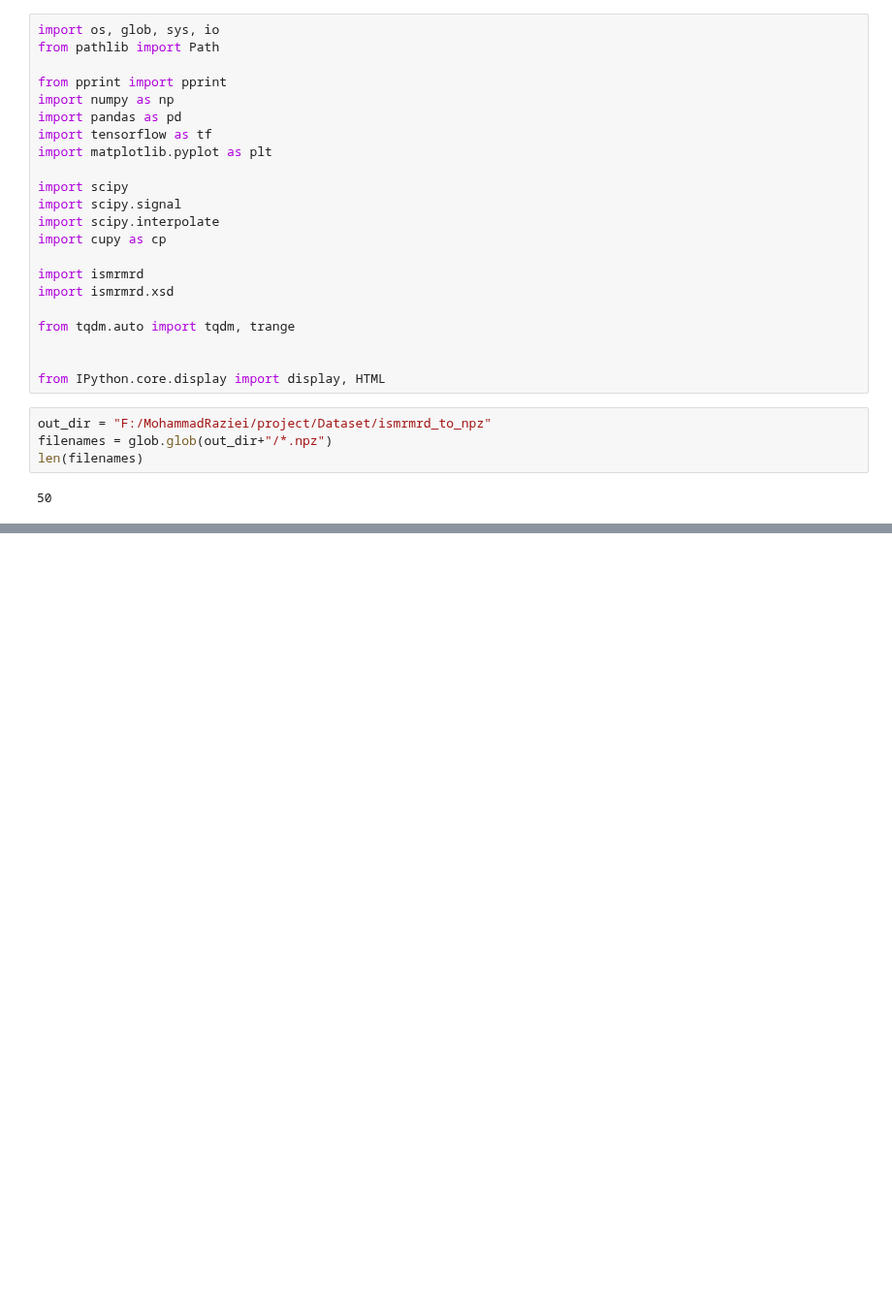
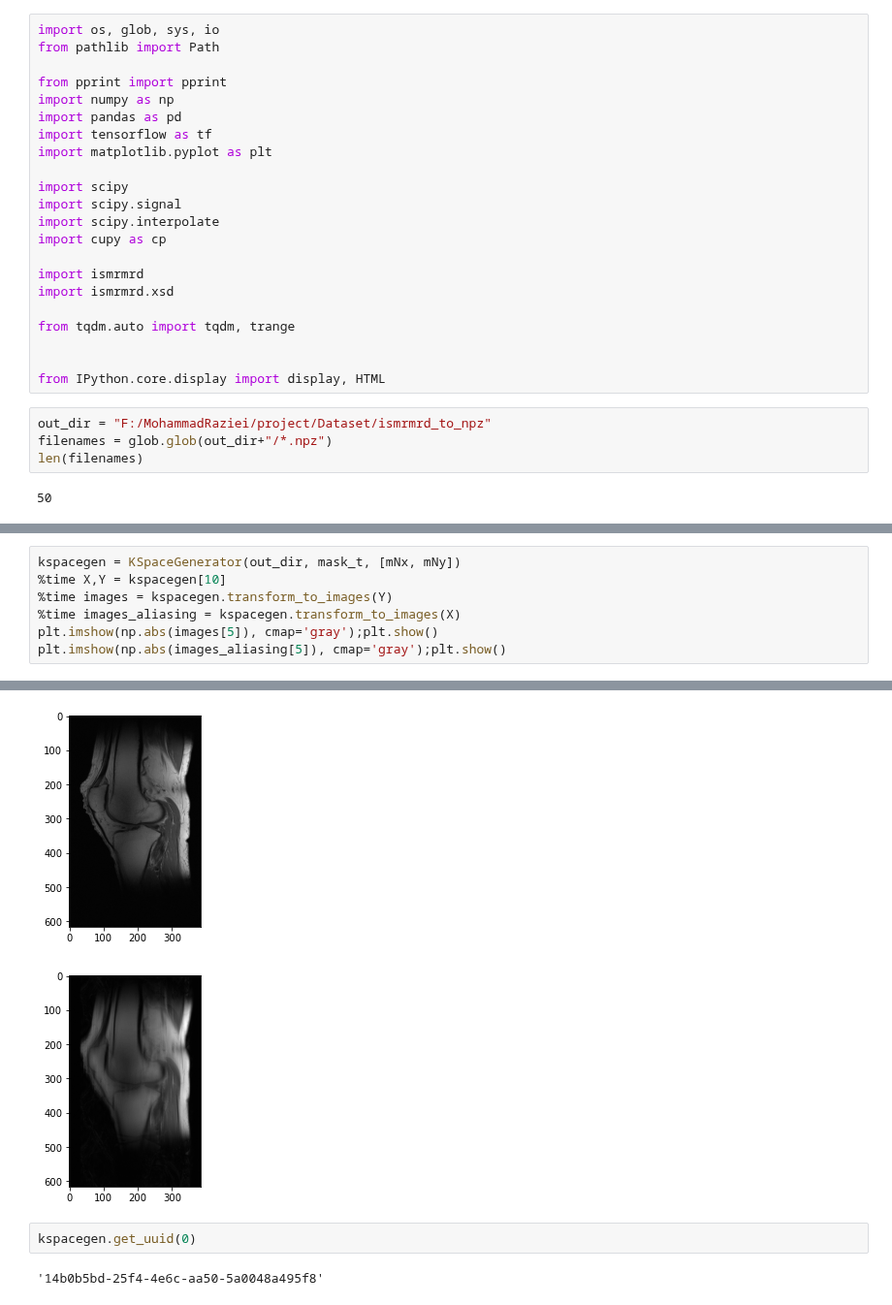
Before and after one commit to Erfandarzi/mri-reconstruction, a Jupyter notebook: python/tf_preprocessing.ipynb, the cells around one changed output, grey strips where cells are left out. Shown at 97% size. Saved outputs shown, nothing was run; the diff lists cells and outputs as text; blank space fills up the shorter version.

Commit message:
create KSpaceGenerator

```diff
--- a/python/tf_preprocessing.ipynb
+++ b/python/tf_preprocessing.ipynb
@@ -80,0 +164,8 @@ plt.show()
+# %%
+kspacegen = KSpaceGenerator(out_dir, mask_t, [mNx, mNy])
+%time X,Y = kspacegen[10]
+%time images = kspacegen.transform_to_images(Y)
+%time images_aliasing = kspacegen.transform_to_images(X)
+plt.imshow(np.abs(images[5]), cmap='gray');plt.show()
+plt.imshow(np.abs(images_aliasing[5]), cmap='gray');plt.show()
+# %% [output]
@@ -80,0 +175,6 @@ plt.show()
+[figure, added]
+[figure, added]
+# %%
+kspacegen.get_uuid(0)
+# %% [output]
+'14b0b5bd-25f4-4e6c-aa50-5a0048a495f8'
```
Also changed, not shown: parts of 14 cells of this notebook, 2 other files.
